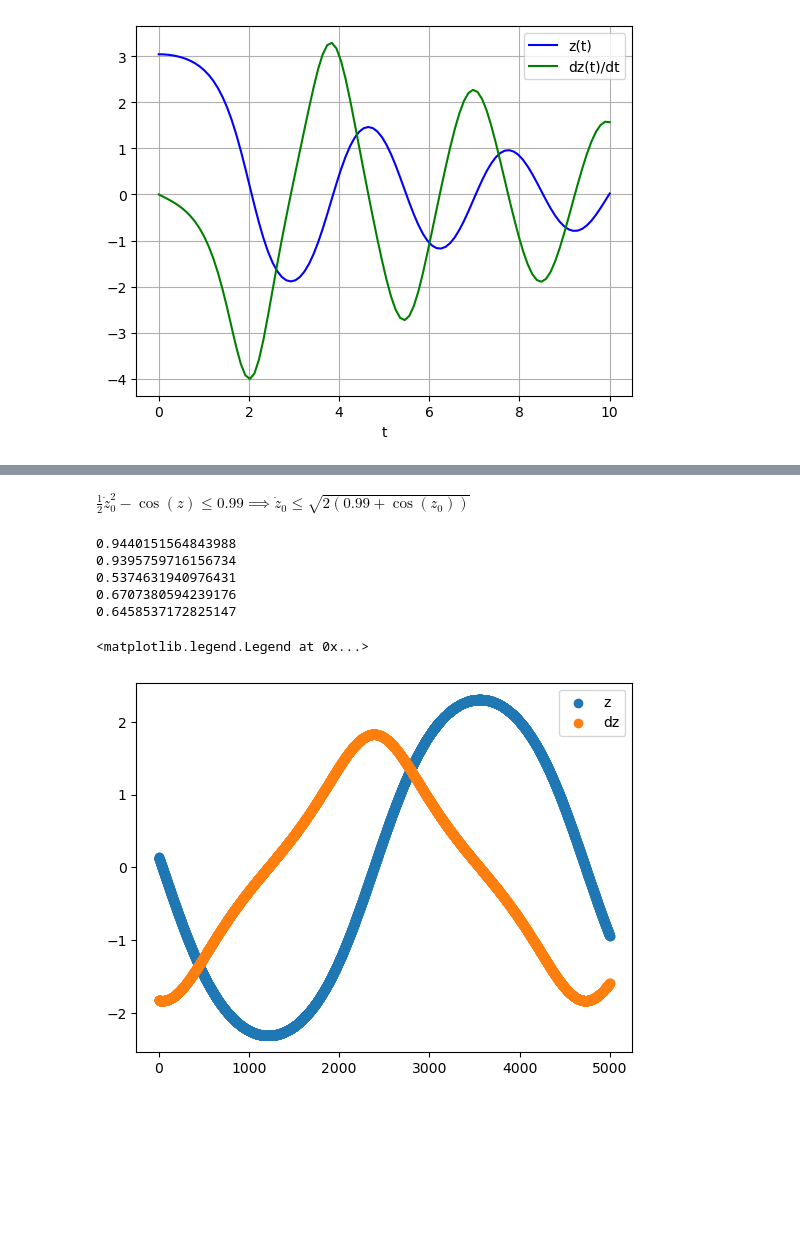
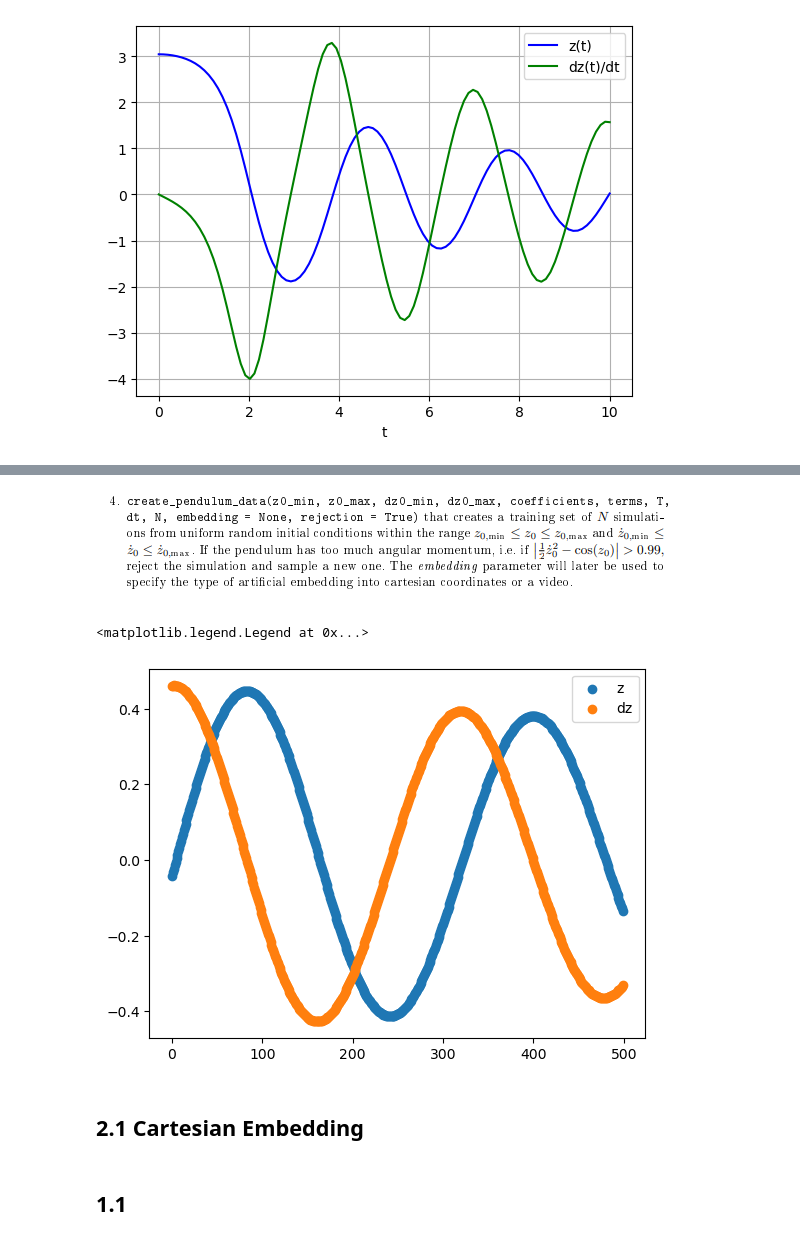
Before and after one commit to AnuR1234/GNN, a Jupyter notebook: Assignment5/Untitled.ipynb, the cells around one changed output, grey strips where cells are left out. Cells and saved outputs as stored; diff of their text form; code cells hidden in the pictures; blank space fills up the shorter version.

```diff
--- a/Assignment5/Untitled.ipynb
+++ b/Assignment5/Untitled.ipynb
@@ -46,8 +57,8 @@ plt.show()
 # %% [markdown]
 This is consistent with the example results from https://docs.scipy.org/doc/scipy/reference/generated/scipy.integrate.odeint.html
 ![image.png](attachment:image.png)
-# %% [markdown]
-$\frac{1}{2}\dot{z}_0^2 - \cos(z) \leq 0.99 \implies \dot{z}_0 \leq \sqrt{2(0.99 + \cos(z_0))}$
+# %% [markdown]
+![image.png](attachment:image.png)
 # %%
 def create_pendulum_data(z0_min, z0_max, dz0_min, dz0_max, coefficients, terms, T, dt, N, embedding = None, rejection = True):
     dom_z = np.linspace(z0_min, z0_max, 1000)
@@ -78,26 +88,26 @@ def create_pendulum_data(z0_min, z0_max, dz0_min, dz0_max, coefficients, terms,
 # %%
 coeff = np.array([[-1, 0, 0, 0]])
 terms = np.array([lambda x,y: np.sin(x), lambda x, y: x, lambda x,y: x*y, lambda x, y: y])
-data = create_pendulum_data(-1, 1, -2.1, 2.1, coeff, terms, 5000, 0.002, 5, embedding = None, rejection = True)
+data = create_pendulum_data(-1, 1, -1, 1, coeff, terms, 500, 0.02, 2, embedding = None, rejection = True)
+coeff = np.array([[-1, 0, 0, -0.05]])
+dampened_data = create_pendulum_data(-1, 1, -1, 1, coeff, terms, 500, 0.02, 2, embedding = None, rejection = True)
-# %% [output]
-0.9440151564843988
-0.9395759716156734
-0.5374631940976431
-0.6707380594239176
-0.6458537172825147
 # %%
-plt.scatter(range(5000), data[3][0], label="z")
-plt.scatter(range(5000), data[3][1], label="dz")
+plt.scatter(range(500), dampened_data[1][0], label="z")
+plt.scatter(range(500), dampened_data[1][1], label="dz")
 plt.legend()
 # %% [output]
 <matplotlib.legend.Legend at 0x...>
-[figure, old version]
+[figure, new version]
+# %% [markdown]
+## 2.1 Cartesian Embedding
 # %%
 def embed_cartesian(z, dz, ddz):
     x = np.array([np.sin(z), -np.cos(z)])
     dx =  np.array([np.cos(z) * dz, np.sin(z)*dz])
     ddx =  np.array([-np.sin(z) * dz**2 + np.cos(z)*ddz, np.cos(z)+dz**2+np.sin(z)*ddz])
     return np.array([x,dx,ddx])
+# %% [markdown]
+## 1.1
 # %%
 def create_phase_plot(data):
     fig, axs = plt.subplots(len(data), 3, constrained_layout=True)
```
Also changed, not shown: parts of 14 cells of this notebook.
